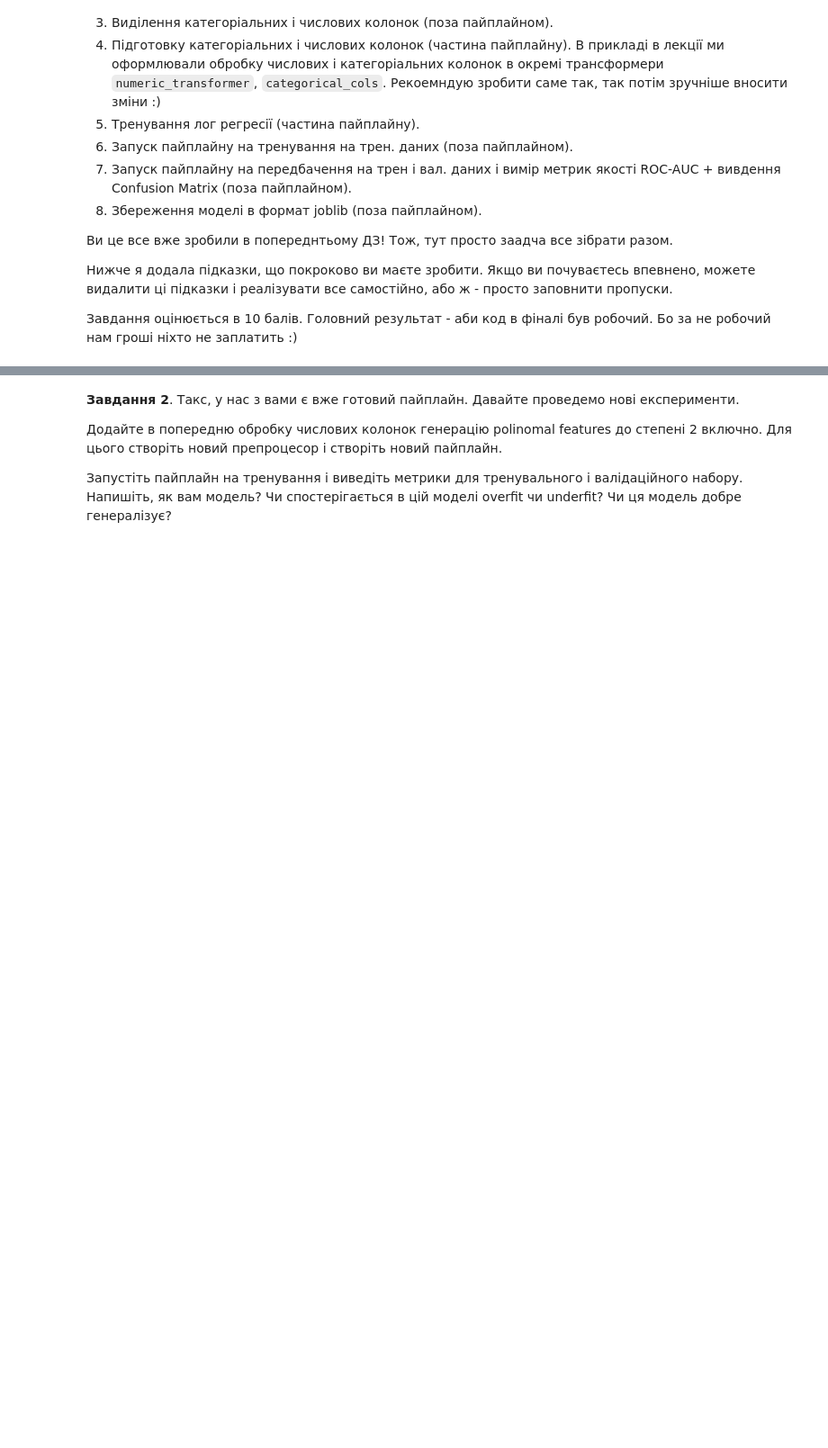
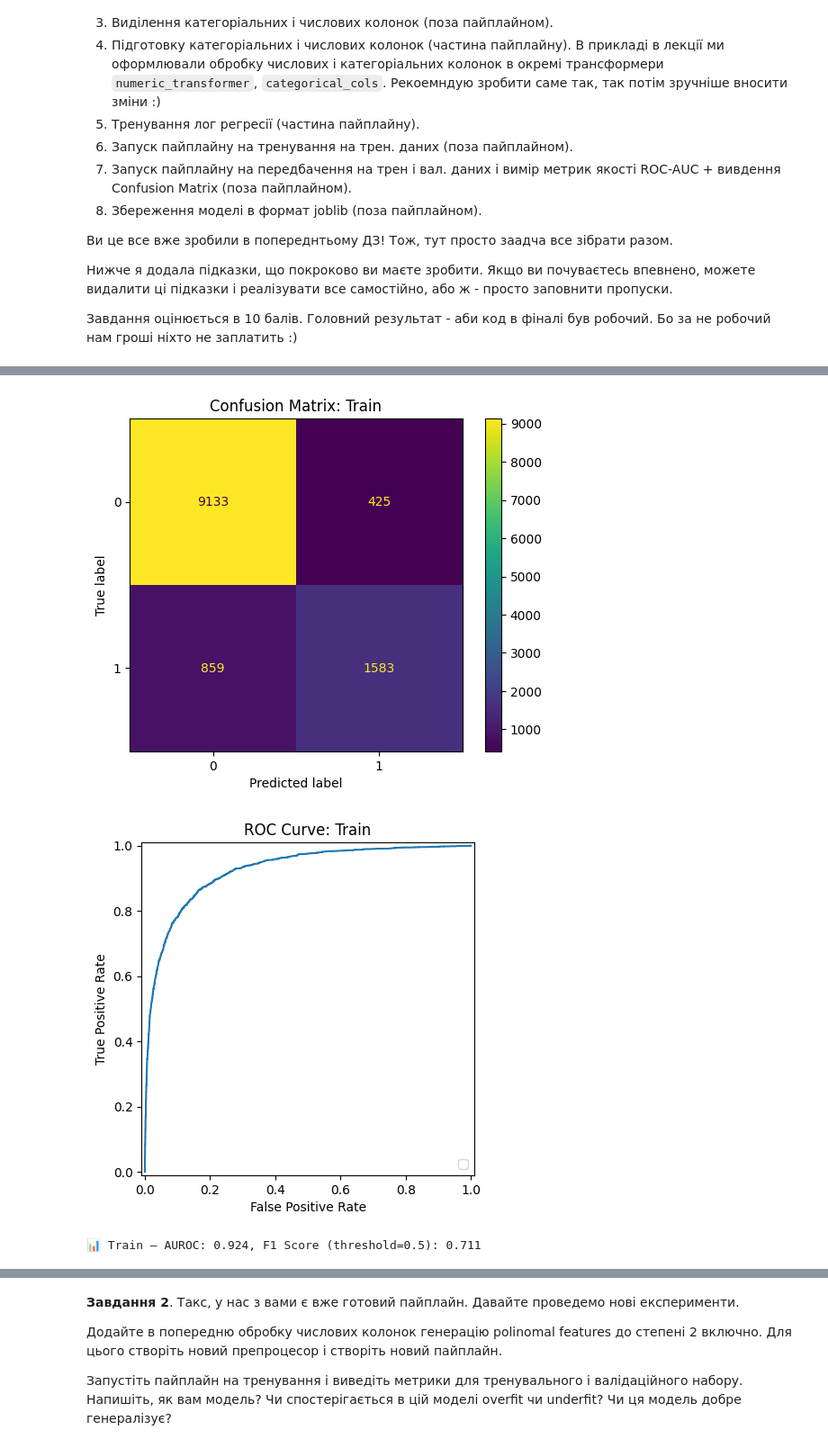
Before and after one commit to o-semenkova/ml_home_tasks, a Jupyter notebook: HW_2_2_Поліноміальні_ознаки_Pipelines.ipynb, the cells around one changed output, grey strips where cells are left out. Shown: that part at 90% size. Drawn from its saved outputs; the diff is of its cells as text; code cells hidden in the pictures; blank space fills up the shorter version.

```diff
--- a/HW_2_2_Поліноміальні_ознаки_Pipelines.ipynb
+++ b/HW_2_2_Поліноміальні_ознаки_Pipelines.ipynb
@@ -92,0 +79,15 @@ joblib.dump(...)
+# %%
+# Побудова препроцесора
+preprocessor = ColumnTransformer(transformers=[
+    ('num', MinMaxScaler(), numeric_features),
+    ('cat', OneHotEncoder(drop='first', sparse_output=False, handle_unknown='ignore'), categorical_features)
+])
+# %%
+# Пайплайн: препроцесор + логістична регресія
+pipeline = Pipeline(steps=[
+    ('preprocessor', preprocessor),
+    ('classifier', LogisticRegression(max_iter=1000))
+])
+# %%
+# Навчання моделі
+pipeline.fit(train_df[all_features], train_df['Exited'])
@@ -92,0 +107,32 @@ joblib.dump(...)
+# %%
+def evaluate_model(pipeline, X, dataset_name='Dataset'):
+    # 1. Прогноз ймовірностей
+    y_proba = pipeline.predict_proba(X)[:, 1]
+
+    # 2. Прогноз класів при порозі 0.5
+    y_pred = (y_proba >= 0.5).astype(int)
+
+    # 3. Confusion Matrix
+    cm = confusion_matrix(X['Exited'], y_pred)
+    disp = ConfusionMatrixDisplay(confusion_matrix=cm)
+    disp.plot()
+    plt.title(f'Confusion Matrix: {dataset_name}')
+    plt.show()
+
+    # 4. ROC Curve
+    fpr, tpr, _ = roc_curve(X['Exited'], y_proba)
+    RocCurveDisplay(fpr=fpr, tpr=tpr).plot()
+    plt.title(f'ROC Curve: {dataset_name}')
+    plt.show()
+
+    # 5. Метрики
+    auc = roc_auc_score(X['Exited'], y_proba)
+    f1 = f1_score(X['Exited'], y_pred)
+
+    print(f"📊 {dataset_name} — AUROC: {auc:.3f}, F1 Score (threshold=0.5): {f1:.3f}")
+# %%
+evaluate_model(pipeline, train_df, 'Train')
+# %% [output]
+[figure, added]
+[figure, added]
+📊 Train — AUROC: 0.924, F1 Score (threshold=0.5): 0.711
```
Also changed, not shown: parts of 22 cells of this notebook.
